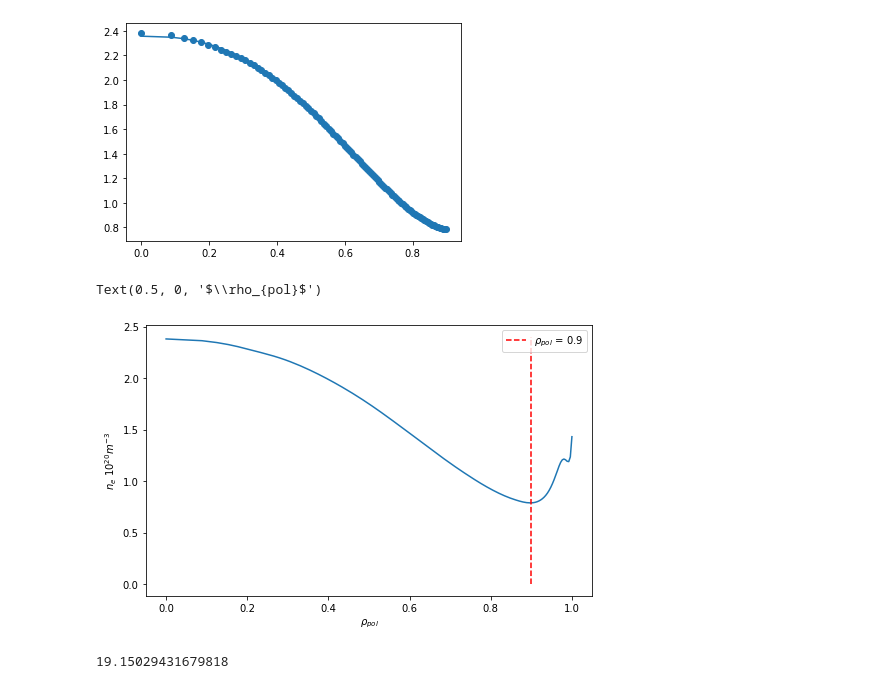
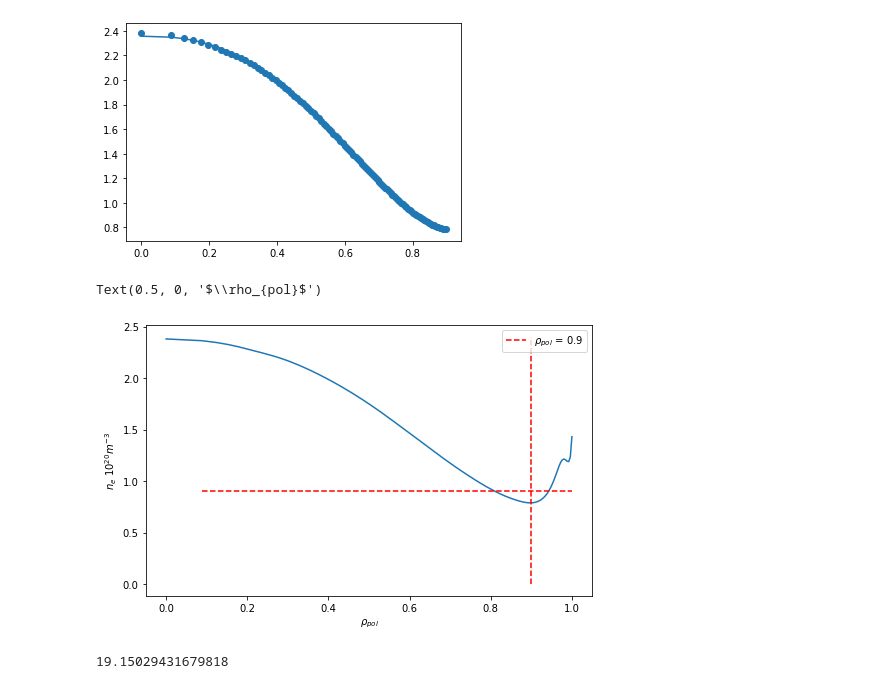
Before and after one commit to vandelij/MANTA, a Jupyter notebook: current_profile_maker_corrected_rho.ipynb, the cells around one changed output. Saved outputs shown, nothing was run; the diff lists cells and outputs as text; code cells hidden in the pictures.

```diff
--- a/current_profile_maker_corrected_rho.ipynb
+++ b/current_profile_maker_corrected_rho.ipynb
@@ -627,15 +627,16 @@ alpha1: 2.5481432590183077, alpha:  2.501453219834438
 # %%
 fig = plt.figure()
 fig.set_figwidth(8)
 fig.set_figheight(5)
 plt.plot(rho_array, pressure_trin_units/((Tnew_trinity + Tinew_trinity)))
+plt.plot(rho_array, rho_array*0.9/rho_array, color='red', linestyle='--')
 plt.vlines(0.9, ymin=0, ymax=2.4, linestyles='dashed', colors='red', label=r'$\rho_{pol}$ = 0.9')
 plt.legend()
 plt.ylabel(r'$n_{e}$ $10^{20} m^{-3}$')
 plt.xlabel(r'$\rho_{pol}$')
 # %% [output]
 Text(0.5, 0, '$\\rho_{pol}$')
-[figure, old version]
+[figure, new version]
 # %%
 trinity_rho
 Tedge = (T_e[-1] + T_i[-1]) / 2
```
